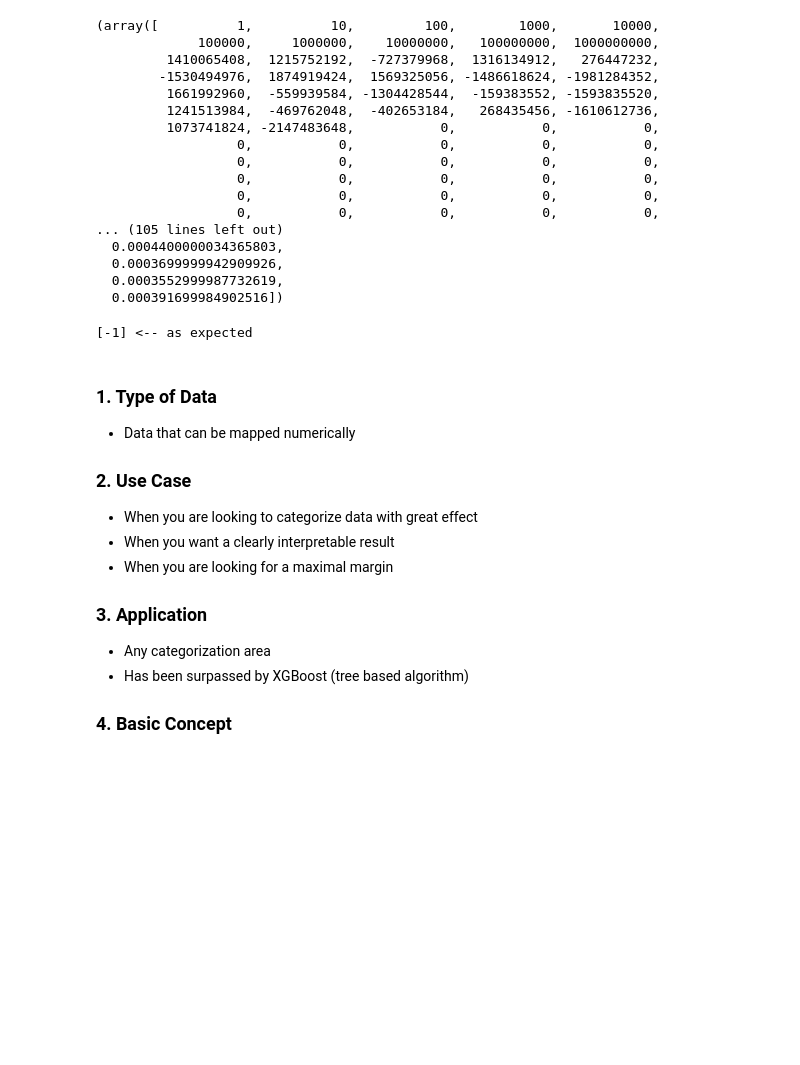
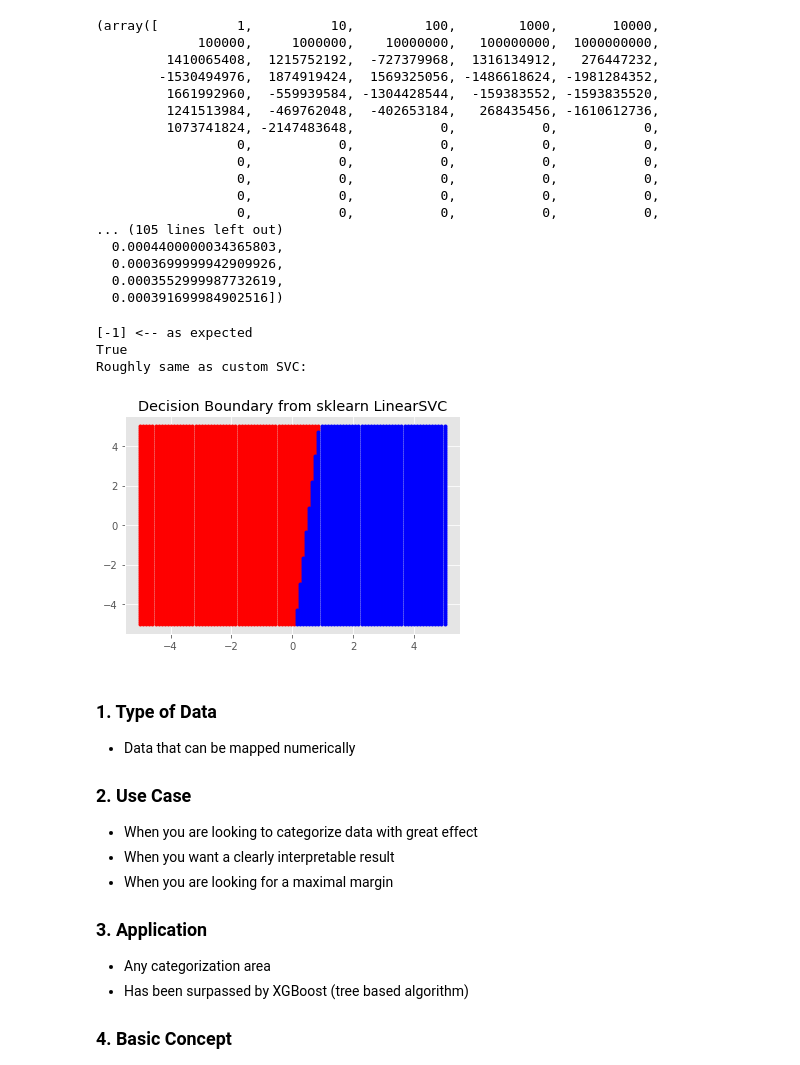
Before and after one commit to AaDalal/senior_sem_ai, a Jupyter notebook: SVM.ipynb, the cells around one changed output. Cells and saved outputs as stored; diff of their text form; code cells hidden in the pictures; blank space fills up the shorter version.

```diff
--- a/SVM.ipynb
+++ b/SVM.ipynb
@@ -463,15 +465,45 @@ o_time_calc(func = squared_no_k, Ns = 10**np.arange(100),)
   0.0003699999942909926,
   0.0003552999987732619,
   0.000391699984902516])
-# %%
-from sklearn.svm import LinearSVC
-
-model = LinearSVC()
-model.fit(samples[0], samples[1])
-labels = model.predict(np.array([0,0]).reshape(1,2))
-print(labels, '<-- as expected')
-# %% [output]
-[-1] <-- as expected
+# %%
+from sklearn.svm import LinearSVC
+
+model = LinearSVC()
+model.fit(samples[0], samples[1])
+labels = model.predict(np.array([0,0]).reshape(1,2))
+print(labels, '<-- as expected')
+
+x = np.linspace(-5,5, num = 100)
+y = np.linspace(-5,5, num = 100)
+
+x_plus = np.concatenate(np.split(np.stack([x]*len(y)), len(x), axis = 1))
+y_plus = np.concatenate([x]*len(x))
+
+c = np.zeros(x_plus.shape[0])
+
+for i, x_y in enumerate(zip(x_plus, y_plus)):
+    pred = model.predict(np.array(x_y).reshape(1,-1))
+    if pred == 1:
+        c[i] = 1
+
+print(np.any(c == 1))
+
+red_x = x_plus[c == 0]
+red_y = y_plus[c == 0]
+
+blue_x = x_plus[c == 1]
+blue_y = y_plus[c == 1]
+
+plt.plot(red_x, red_y, 'r.')
+plt.plot(blue_x, blue_y, 'b.')
+
+plt.title('Decision Boundary from sklearn LinearSVC')
+print('Roughly same as custom SVC:')
+# %% [output]
+[-1] <-- as expected
+True
+Roughly same as custom SVC:
+[figure, added]
 # %% [markdown]
 ### 1. Type of Data
 * Data that can be mapped numerically
```
Also changed, not shown: parts of 4 cells of this notebook, 2 other files.
